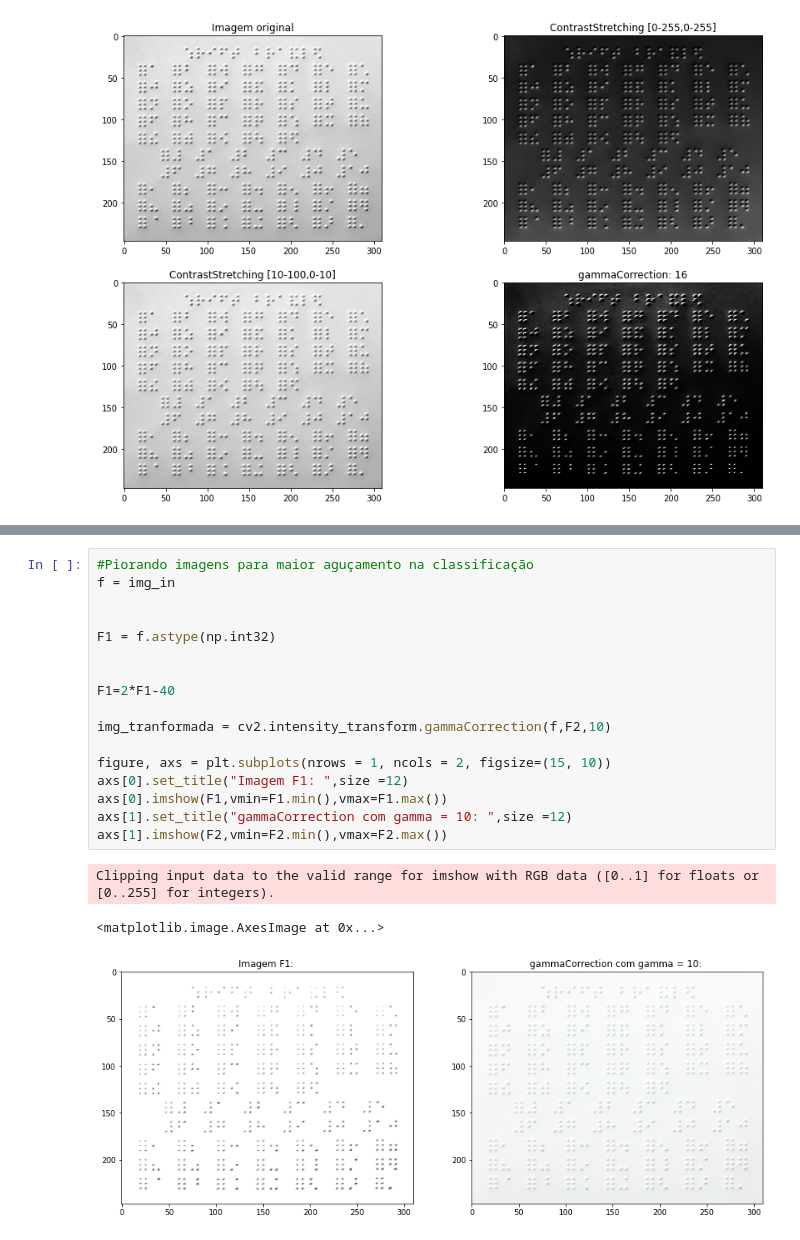
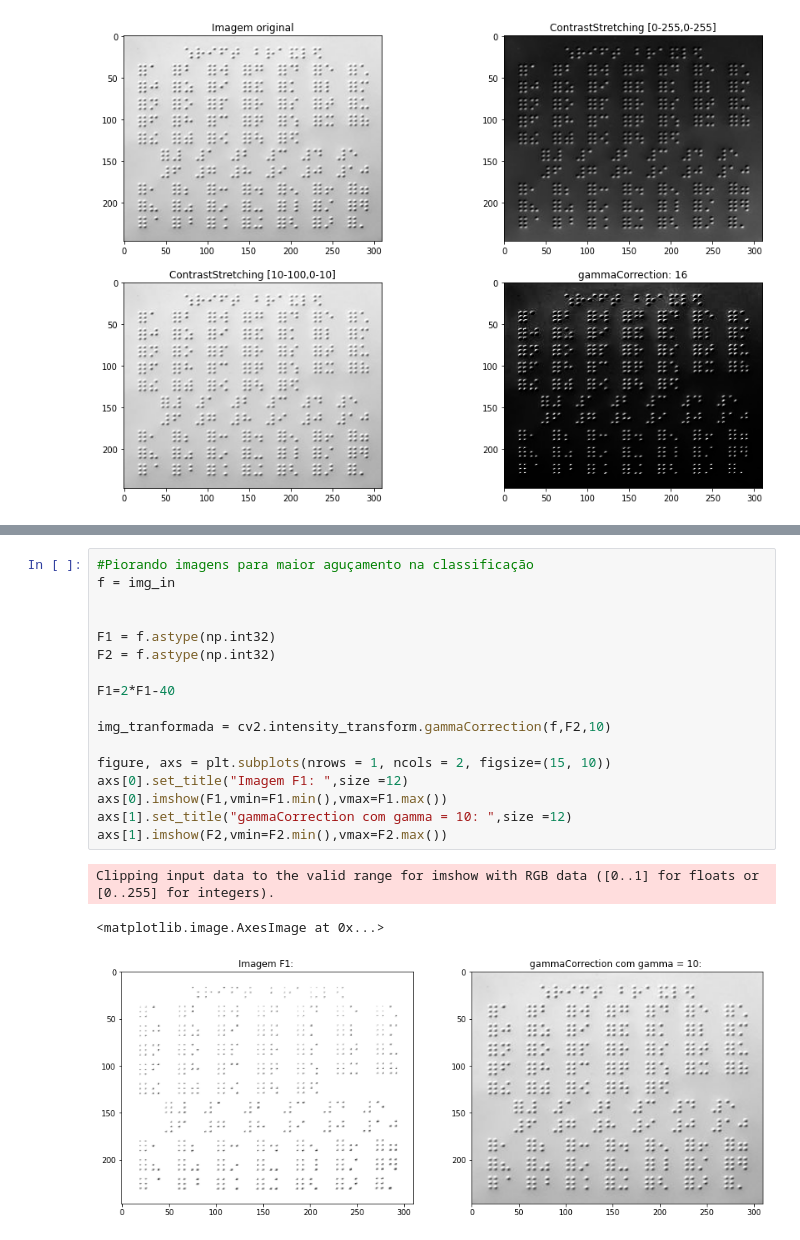
Before and after one commit to code-coffee-ufcg/braillingo-backend, a Jupyter notebook: Preprocessing/Pre-processamento.ipynb, the cells around one changed output, grey strips where cells are left out. Cells and saved outputs as stored; diff of their text form.

```diff
--- a/Preprocessing/Pre-processamento.ipynb
+++ b/Preprocessing/Pre-processamento.ipynb
@@ -80,21 +93,21 @@ axs[2].imshow(im_out3,vmin=im_out3.min(),vmax=im_out3.max())
 # %%
 #Piorando imagens para maior aguçamento na classificação
 f = img_in
 
 
 F1 = f.astype(np.int32)
-
+F2 = f.astype(np.int32)
 
 F1=2*F1-40
 
 img_tranformada = cv2.intensity_transform.gammaCorrection(f,F2,10)
 
 figure, axs = plt.subplots(nrows = 1, ncols = 2, figsize=(15, 10))
 axs[0].set_title("Imagem F1: ",size =12)
 axs[0].imshow(F1,vmin=F1.min(),vmax=F1.max())
 axs[1].set_title("gammaCorrection com gamma = 10: ",size =12)
 axs[1].imshow(F2,vmin=F2.min(),vmax=F2.max())
 # %% [output]
 Clipping input data to the valid range for imshow with RGB data ([0..1] for floats or [0..255] for integers).
 <matplotlib.image.AxesImage at 0x...>
-[figure, old version]
+[figure, new version]
```
Also changed, not shown: parts of 3 cells of this notebook, 3 other files.
